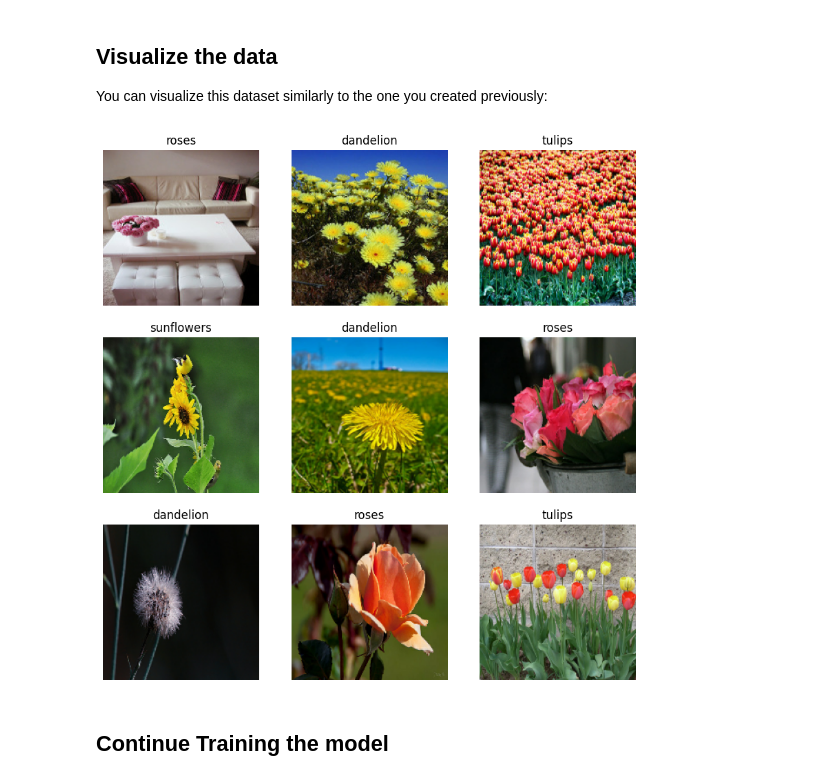
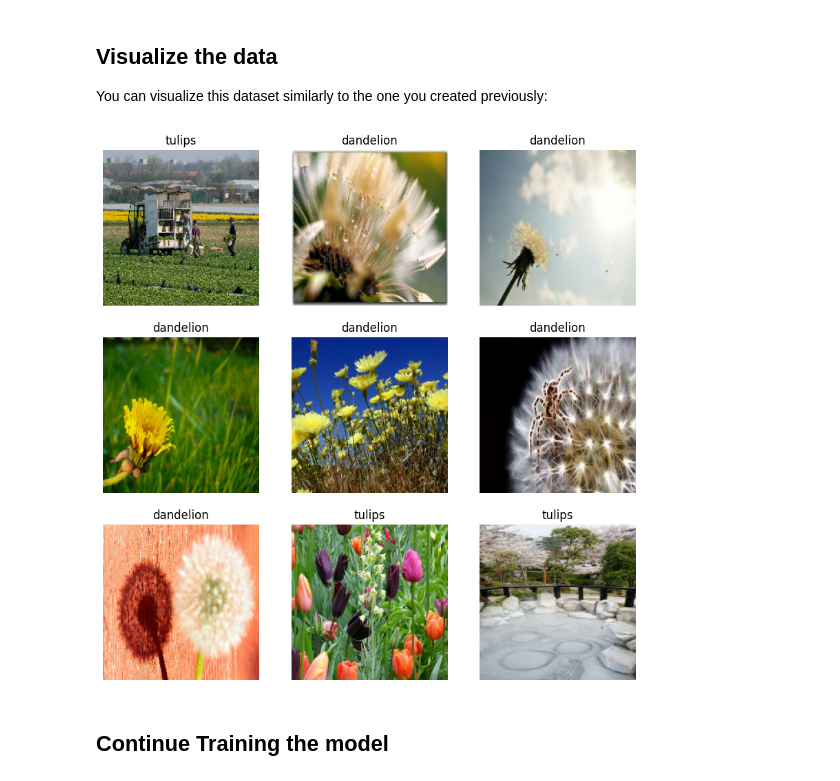
Before and after one commit to gyleodhis/DE_Training, a Jupyter notebook: Ts_Flower.ipynb, the cells around one changed output. Saved outputs shown, nothing was run; the diff lists cells and outputs as text; code cells hidden in the pictures.

```diff
--- a/Ts_Flower.ipynb
+++ b/Ts_Flower.ipynb
@@ -238,17 +258,17 @@ val_ds = configure_for_performance(val_ds)
 ## Visualize the data
 You can visualize this dataset similarly to the one you created previously:
 # %%
-image_batch, label_batch = next(iter(train_ds))
+image_batch, label_batch = next(iter(val_ds))
 
 plt.figure(figsize=(10, 10))
 for i in range(9):
   ax = plt.subplot(3, 3, i + 1)
   plt.imshow(image_batch[i].numpy().astype("uint8"))
   label = label_batch[i]
   plt.title(class_names[label])
   plt.axis("off")
 # %% [output]
-[figure, old version]
+[figure, new version]
 # %% [markdown]
 ## Continue Training the model
 # %%
```
Also changed, not shown: parts of 12 cells of this notebook, 50 other files.
